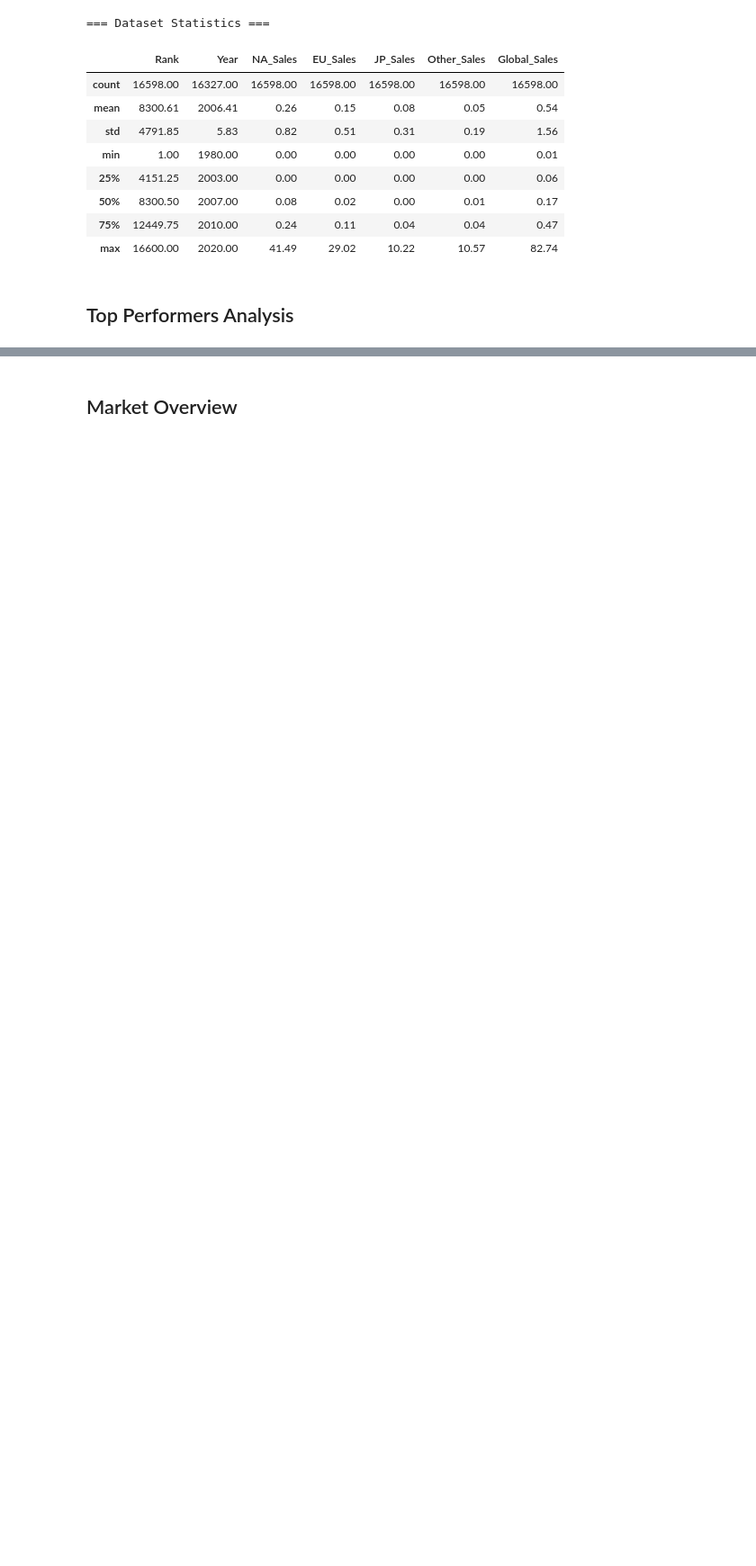
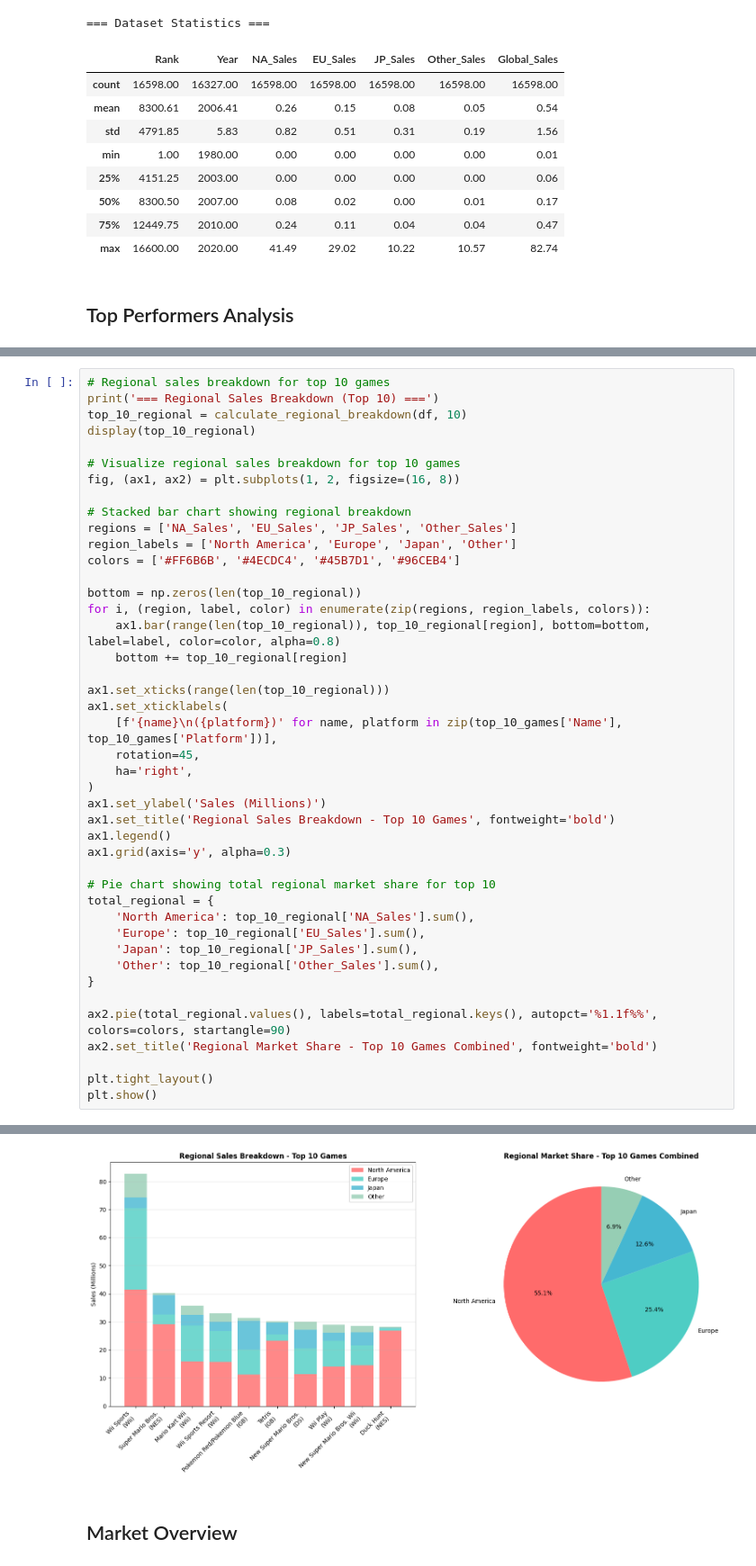
Before and after one commit to therobwhite/just-enough-python-for-datasci-course, a Jupyter notebook: code/09-agentic-ai/game-sales-analysis/game-sales-research.ipynb, the cells around one changed output, grey strips where cells are left out. Shown at 90% size. Drawn from its saved outputs; the diff is of its cells as text; blank space fills up the shorter version.

```diff
--- a/code/09-agentic-ai/game-sales-analysis/game-sales-research.ipynb
+++ b/code/09-agentic-ai/game-sales-analysis/game-sales-research.ipynb
@@ -154,0 +154,44 @@ display(top_10_regional)
+# %%
+# Regional sales breakdown for top 10 games
+print('=== Regional Sales Breakdown (Top 10) ===')
+top_10_regional = calculate_regional_breakdown(df, 10)
+display(top_10_regional)
+
+# Visualize regional sales breakdown for top 10 games
+fig, (ax1, ax2) = plt.subplots(1, 2, figsize=(16, 8))
+
+# Stacked bar chart showing regional breakdown
+regions = ['NA_Sales', 'EU_Sales', 'JP_Sales', 'Other_Sales']
+region_labels = ['North America', 'Europe', 'Japan', 'Other']
+colors = ['#FF6B6B', '#4ECDC4', '#45B7D1', '#96CEB4']
+
+bottom = np.zeros(len(top_10_regional))
+for i, (region, label, color) in enumerate(zip(regions, region_labels, colors)):
+    ax1.bar(range(len(top_10_regional)), top_10_regional[region], bottom=bottom, label=label, color=color, alpha=0.8)
+    bottom += top_10_regional[region]
+
+ax1.set_xticks(range(len(top_10_regional)))
+ax1.set_xticklabels(
+    [f'{name}\n({platform})' for name, platform in zip(top_10_games['Name'], top_10_games['Platform'])],
+    rotation=45,
+    ha='right',
+)
+ax1.set_ylabel('Sales (Millions)')
+ax1.set_title('Regional Sales Breakdown - Top 10 Games', fontweight='bold')
+ax1.legend()
+ax1.grid(axis='y', alpha=0.3)
+
+# Pie chart showing total regional market share for top 10
+total_regional = {
+    'North America': top_10_regional['NA_Sales'].sum(),
+    'Europe': top_10_regional['EU_Sales'].sum(),
+    'Japan': top_10_regional['JP_Sales'].sum(),
+    'Other': top_10_regional['Other_Sales'].sum(),
+}
+
+ax2.pie(total_regional.values(), labels=total_regional.keys(), autopct='%1.1f%%', colors=colors, startangle=90)
+ax2.set_title('Regional Market Share - Top 10 Games Combined', fontweight='bold')
+
+plt.tight_layout()
+plt.show()
+# %% [output]
@@ -155,2 +210,3 @@ display(top_10_regional)
+[figure, added]
 # %% [markdown]
 ## Market Overview
```
Also changed, not shown: parts of 23 cells of this notebook, 3 other files.
